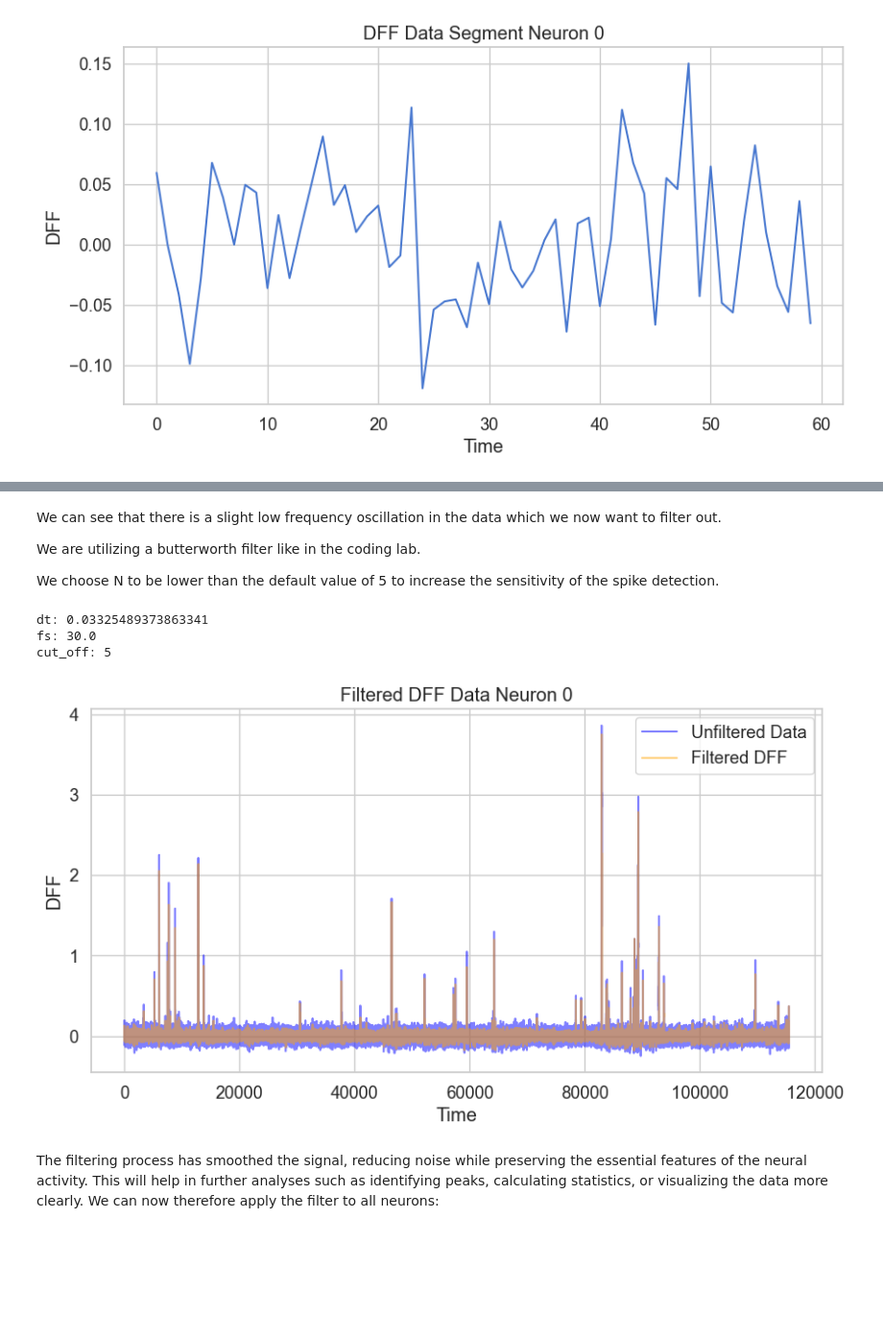
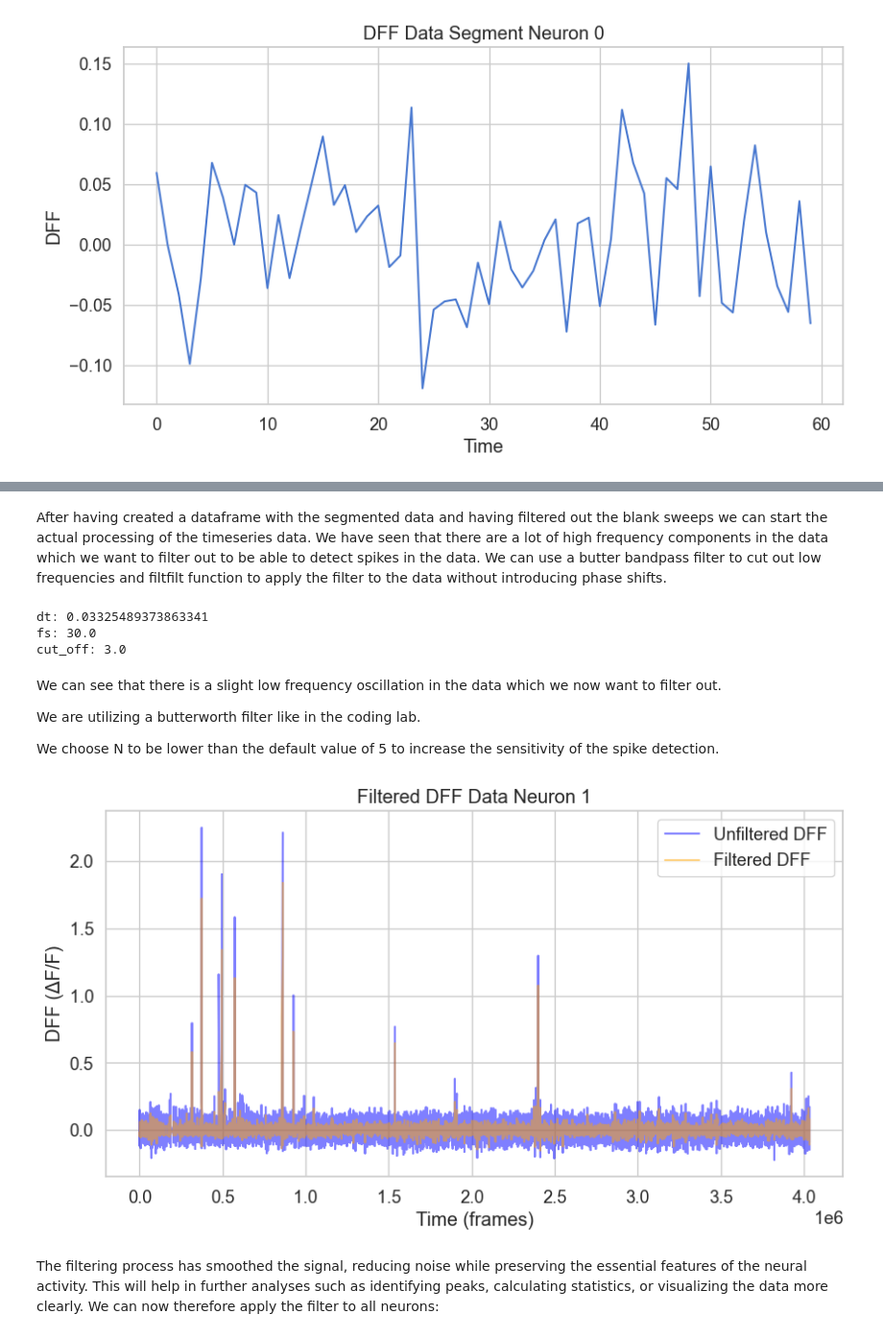
Before and after one commit to SaschaLeander/NeuralDataScience, a Jupyter notebook: FinalProject/practical01.ipynb, the cells around one changed output, grey strips where cells are left out. Shown at 96% size. Cells and saved outputs as stored; diff of their text form; code cells hidden in the pictures; blank space fills up the shorter version.

```diff
--- a/FinalProject/practical01.ipynb
+++ b/FinalProject/practical01.ipynb
@@ -62,7 +62,7 @@ def load_data(path="."):
         "stim_table",
         ["frequency", "direction", "blank_sweep", "start", "end"],
     )
-    array2df(data, "stim_epoch_table", ["start", "end", "stimulus"])
+    array2df(data, "stim_epoch_table", ["stimulus", "start", "end"])
 
     return data
 
@@ -170,0 +177,3 @@ plt.show()
+# %%
+stim_table = data["stim_table"]
+stim_epoch_table = data["stim_epoch_table"]
@@ -171,30 +293,32 @@ plt.show()
+# %% [markdown]
+After having created a dataframe with the segmented data and having filtered out the blank sweeps we can start the actual processing of the timeseries data. We have seen that there are a lot of high frequency components in the data which we want to filter out to be able to detect spikes in the data. We can use a butter bandpass filter to cut out low frequencies and filtfilt function to apply the filter to the data without introducing phase shifts.
+# %%
+# factor to control the false positive rate with N * sigma
+N = 1.5
+# estimate the sampling frequency
+dt = np.mean(np.diff(data["t"]))
+print("dt:", dt)
+fs = np.round(1 / dt)
+print("fs:", fs)
+cut_off = 0.1 * fs  # cutoff frequency for the filter
+print("cut_off:", cut_off)
+# %% [output]
+dt: 0.03325489373863341
+fs: 30.0
+cut_off: 3.0
 # %% [markdown]
 We can see that there is a slight low frequency oscillation in the data which we now want to filter out.
 
 We are utilizing a butterworth filter like in the coding lab.
 
 We choose N to be lower than the default value of 5 to increase the sensitivity of the spike detection.
-# %%
-# factor to control the false positive rate with N * sigma
-N = 1.5
-# estimate the sampling frequency
-dt = np.mean(np.diff(data["t"]))
-print("dt:", dt)
-fs = np.round(1 / dt)
-print("fs:", fs)
-cut_off = 5  # cutoff frequency for the filter
-print("cut_off:", cut_off)
-# %% [output]
-dt: 0.03325489373863341
-fs: 30.0
-cut_off: 5
 # %%
-def butterworth_filter(data, cutoff=cut_off, fs=fs, order=2):
+def butterworth_filter(df, cutoff=cut_off, fs=fs, order=2):
     """
     Apply a Butterworth filter to the data.
 
     Parameters:
-    - data: The data to filter.
+    - df: The dataframe containing the data to filter.
     - cutoff: The cutoff frequency of the filter.
     - fs: The sampling frequency of the data.
     - order: The order of the filter.
@@ -202,24 +326,35 @@ def butterworth_filter(data, cutoff=cut_off, fs=fs, order=2):
     Returns:
     - The filtered data.
     """
+    data = df["DFF"].values  # Extract the DFF values from the dataframe
 
     b, a = butter(order, cut_off, fs=fs, btype="low", analog=False)
     filtered_data = filtfilt(b, a, data)
-    return filtered_data
+
+    # remove the DFF column from the dataframe
+    df = df.drop(columns=["DFF"])
+    # add the filtered data as a new column
+    df["FilteredDFF"] = filtered_data
+    return df
 # %%
 # Apply the filter to the dff data for one example neuron 0
-filtered_dff = butterworth_filter(data["dff"][0], cutoff=cut_off, fs=fs)
+filtered_dff = butterworth_filter(dff_df[dff_df["Neuron"] == 1], cutoff=cut_off, fs=fs)
 # Plot the filtered dff data
 plt.figure(figsize=(10, 5))
-plt.plot(data["dff"][0], label=f"Unfiltered Data", color="blue", alpha=0.5)
-plt.plot(filtered_dff, label="Filtered DFF", color="orange", alpha=0.5)
-plt.title("Filtered DFF Data Neuron 0")
-plt.xlabel("Time")
-plt.ylabel("DFF")
+plt.plot(
+    dff_df[dff_df["Neuron"] == 1]["DFF"],
+    label=f"Unfiltered DFF",
+    color="blue",
+    alpha=0.5,
+)
+plt.plot(filtered_dff["FilteredDFF"], label="Filtered DFF", color="orange", alpha=0.5)
+plt.title("Filtered DFF Data Neuron 1")
+plt.xlabel("Time (frames)")
+plt.ylabel("DFF (ΔF/F)")
 plt.legend()
 plt.show()
 # %% [output]
-[figure, old version]
+[figure, new version]
 # %% [markdown]
 The filtering process has smoothed the signal, reducing noise while preserving the essential features of the neural activity. This will help in further analyses such as identifying peaks, calculating statistics, or visualizing the data more clearly.
 We can now therefore apply the filter to all neurons:
```
Also changed, not shown: parts of 31 cells of this notebook.
